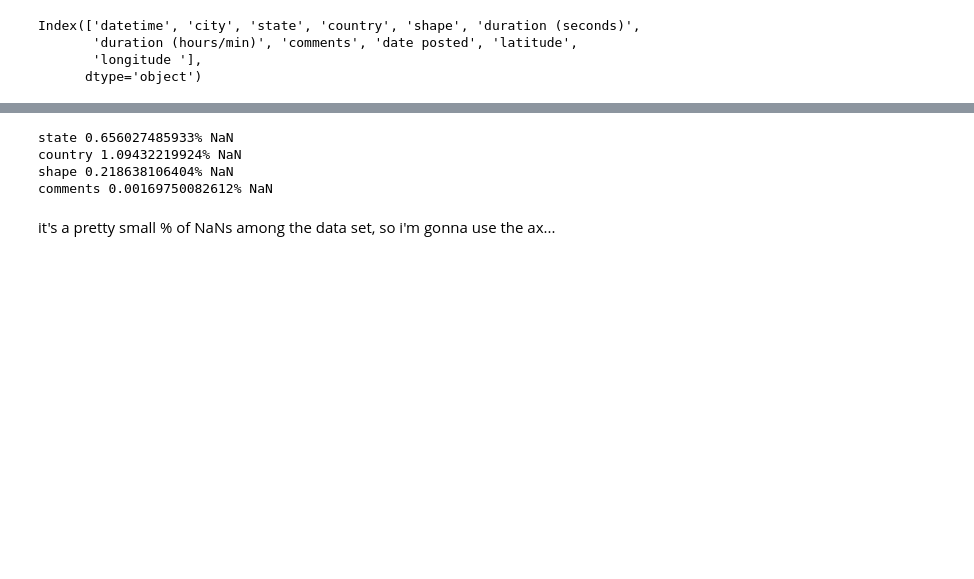
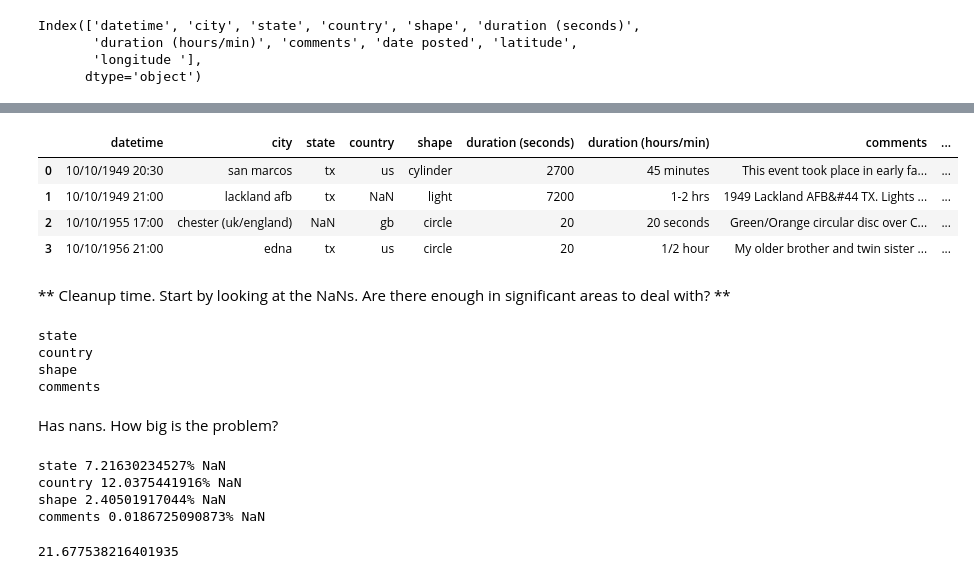
Before and after one commit to jonmadison/cf_dataanalysis, a Jupyter notebook: UFO sighting data.ipynb, the cells around one changed output, grey strips where cells are left out. Cells and saved outputs as stored; diff of their text form; code cells hidden in the pictures; blank space fills up the shorter version.

```diff
--- a/UFO sighting data.ipynb
+++ b/UFO sighting data.ipynb
@@ -25,12 +51,36 @@ ufo_size
+# %%
+ufo.loc[:3]
+# %% [output]
+|  | datetime | city | state | country | shape | duration (seconds) | duration (hours/min) | comments | ... |
+| 0 | 10/10/1949 20:30 | san marcos | tx | us | cylinder | 2700 | 45 minutes | This event took place in early fa... | ... |
+| 1 | 10/10/1949 21:00 | lackland afb | tx | NaN | light | 7200 | 1-2 hrs | 1949 Lackland AFB&#44 TX. Lights ... | ... |
+| 2 | 10/10/1955 17:00 | chester (uk/england) | NaN | gb | circle | 20 | 20 seconds | Green/Orange circular disc over C... | ... |
+| 3 | 10/10/1956 21:00 | edna | tx | us | circle | 20 | 1/2 hour | My older brother and twin sister ... | ... |
+# %% [markdown]
+** Cleanup time. Start by looking at the NaNs. Are there enough in significant areas to deal with? **
 # %%
 for col in ufo.columns:
     if ufo[col].hasnans:
-        percent_null = (sum(pd.isnull(ufo[col])) / ufo_size) * 100
-        print(col, str(percent_null) + "% NaN")
+        print(col)
 # %% [output]
-state 0.656027485933% NaN
-country 1.09432219924% NaN
-shape 0.218638106404% NaN
-comments 0.00169750082612% NaN
+state
+country
+shape
+comments
-# %% [markdown]
-it's a pretty small % of NaNs among the data set, so i'm gonna use the ax...
+# %% [markdown]
+Has nans. How big is the problem?
+# %%
+def calcnan(col):
+    if ufo[col].hasnans:
+        percent_null = (sum(pd.isnull(ufo[col])) / ufo_count) * 100
+        print(col, str(percent_null) + "% NaN")
+        return percent_null
+
+l = list(map(lambda col: calcnan(col), ufo.columns))
+sum(filter(None, l))
+# %% [output]
+state 7.21630234527% NaN
+country 12.0375441916% NaN
+shape 2.40501917044% NaN
+comments 0.0186725090873% NaN
+21.677538216401935
```
Also changed, not shown: parts of 50 cells of this notebook.
